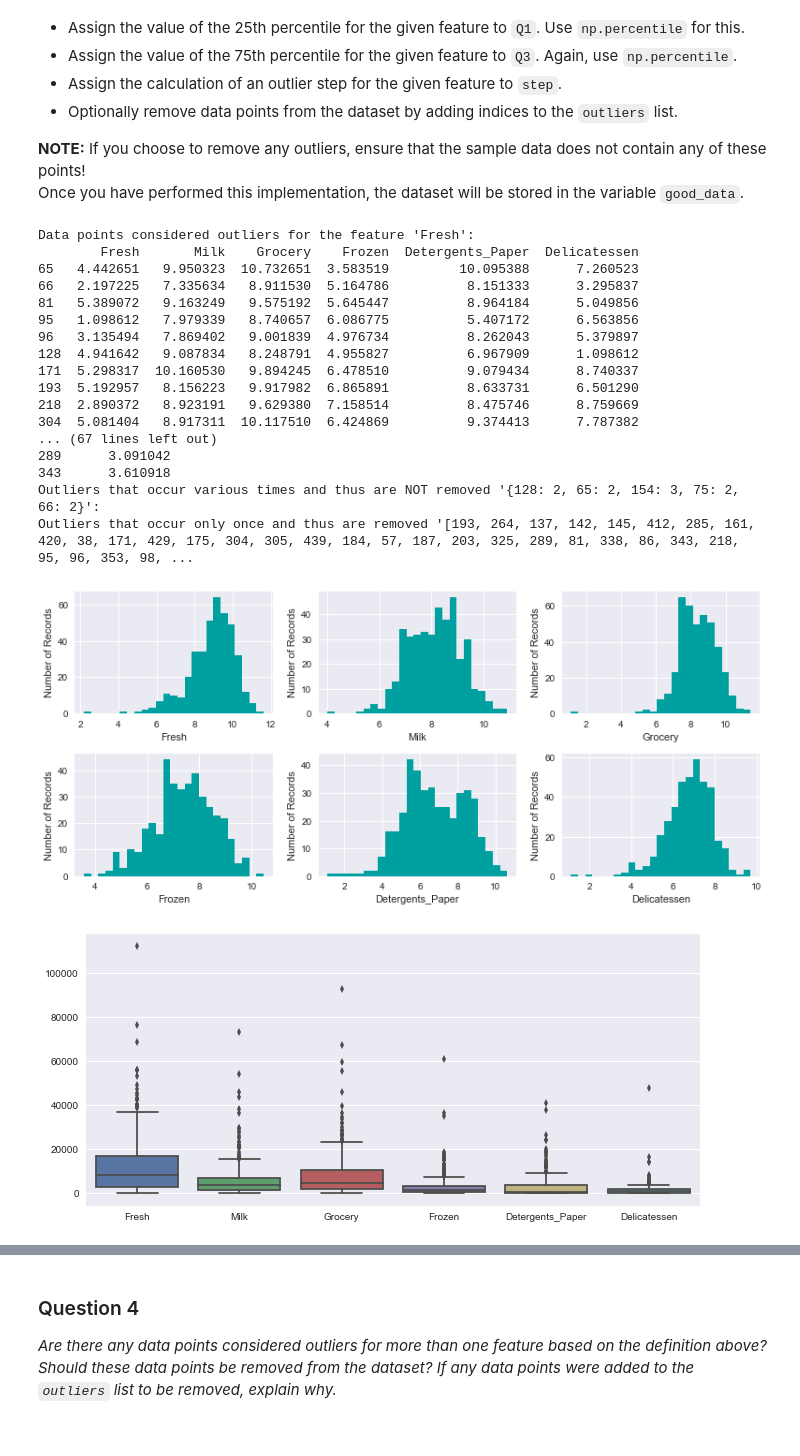
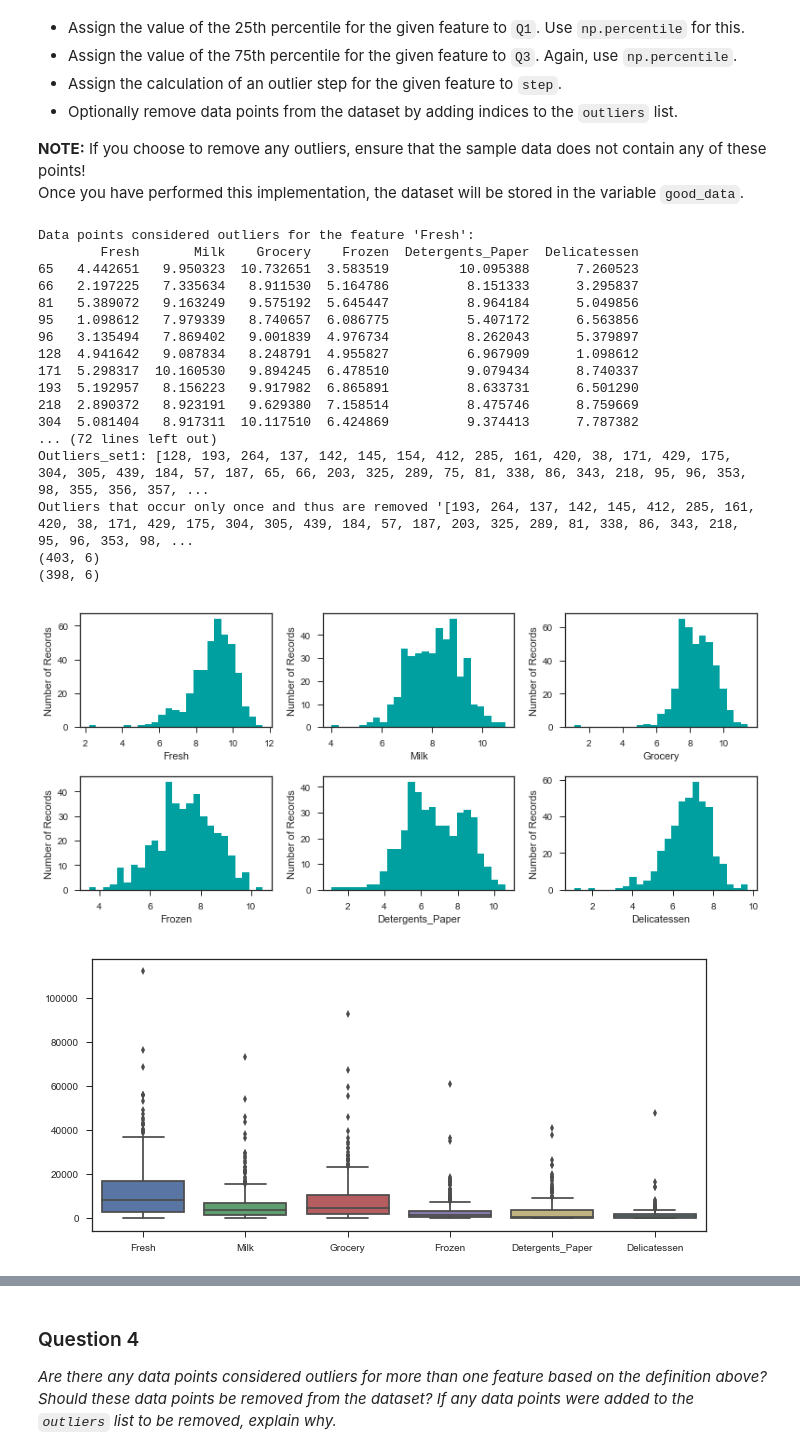
Before and after one commit to pdlje82/projects, a Jupyter notebook: customer_segments/customer_segments.ipynb, the cells around one changed output, grey strips where cells are left out. Drawn from its saved outputs; the diff is of its cells as text; code cells hidden in the pictures.

Commit message:
customer segments corrected after second revision, rev02 for review

```diff
--- a/customer_segments/customer_segments.ipynb
+++ b/customer_segments/customer_segments.ipynb
@@ -172,0 +248,11 @@ In the code block below, you will need to implement the following:
+# %%
+import matplotlib.pyplot as plt
+import seaborn as sns
+# set plot style & color scheme
+sns.set_style('ticks')
+with sns.color_palette("Reds_r"):
+    # plot densities of log data
+    plt.figure(figsize=(8,4))
+    for col in data.columns:
+        sns.kdeplot(data[col], shade=True)
+    plt.legend(loc='best')
@@ -187,0 +280,11 @@ for i, j in zip(*np.triu_indices_from(axes, k=1)):
+# %%
+fig, axes = plt.subplots(2, 3)
+axes = axes.flatten()
+fig.set_size_inches(18, 6)
+fig.suptitle('Distribution of Features for Log Data (AFTER transformation)')
+
+for i, col in enumerate(log_data.columns):
+    feature = log_data[col]
+    sns.distplot(feature, label=col, ax=axes[i])
+    axes[i].axvline(feature.mean(),linewidth=1)
+    axes[i].axvline(feature.median(),linewidth=1, color='r')
@@ -187,0 +293,11 @@ for i, j in zip(*np.triu_indices_from(axes, k=1)):
+# %%
+import matplotlib.pyplot as plt
+import seaborn as sns
+# set plot style & color scheme
+sns.set_style('ticks')
+with sns.color_palette("Reds_r"):
+    # plot densities of log data
+    plt.figure(figsize=(8,4))
+    for col in data.columns:
+        sns.kdeplot(log_data[col], shade=True)
+    plt.legend(loc='best')
@@ -252,15 +370,23 @@ for e in count_outl:
 print "Outliers that occur various times and thus are NOT removed '{}':".format(mult_outl)
 
 outliers_set = list(set(outliers))                          # create list where each outlier appears only once
+print "Outliers_set: {}".format(outliers_set)
+outliers_set1 = list(set(outliers))
 
 for e in mult_outl:                                         # remove all outliers that occur more than once
     outliers_set.remove(e)
+
+print "Outliers_set: {}".format(outliers_set)
+print "Outliers_set1: {}".format(outliers_set1)
 
 print "Outliers that occur only once and thus are removed '{}':".format(outliers_set)
 
 # Remove the outliers, if any were specified
 good_data = log_data.drop(log_data.index[outliers_set]).reset_index(drop=True)
-#good_data = log_data
+good_data1 = log_data.drop(log_data.index[outliers_set1]).reset_index(drop=True)
+
+print np.shape(good_data)
+print np.shape(good_data1)
 
 fig = plt.figure(figsize = (11,5));
 for i,j in enumerate(good_data.columns,1):
@@ -268,36 +394,36 @@ for i,j in enumerate(good_data.columns,1):
     ax.hist(good_data[j], bins = 25, color = '#00A0A0')
     fig.tight_layout()
     ax.set_xlabel(j)
     ax.set_ylabel("Number of Records")
 
 
 fig = plt.figure(figsize = (11,5));
 sns.boxplot(x=data)
 
 fig = plt.figure(figsize = (11,5));
 sns.boxplot(x=log_data)
 
 fig = plt.figure(figsize = (11,5));
 sns.boxplot(x=good_data)
 
 plt.show()
 # %% [output]
 Data points considered outliers for the feature 'Fresh':
         Fresh       Milk    Grocery    Frozen  Detergents_Paper  Delicatessen
 65   4.442651   9.950323  10.732651  3.583519         10.095388      7.260523
 66   2.197225   7.335634   8.911530  5.164786          8.151333      3.295837
 81   5.389072   9.163249   9.575192  5.645447          8.964184      5.049856
 95   1.098612   7.979339   8.740657  6.086775          5.407172      6.563856
 96   3.135494   7.869402   9.001839  4.976734          8.262043      5.379897
 128  4.941642   9.087834   8.248791  4.955827          6.967909      1.098612
 171  5.298317  10.160530   9.894245  6.478510          9.079434      8.740337
 193  5.192957   8.156223   9.917982  6.865891          8.633731      6.501290
 218  2.890372   8.923191   9.629380  7.158514          8.475746      8.759669
 304  5.081404   8.917311  10.117510  6.424869          9.374413      7.787382
-... (67 lines left out)
-289      3.091042
-343      3.610918
-Outliers that occur various times and thus are NOT removed '{128: 2, 65: 2, 154: 3, 75: 2, 66: 2}':
+... (72 lines left out)
+Outliers_set1: [128, 193, 264, 137, 142, 145, 154, 412, 285, 161, 420, 38, 171, 429, 175, 304, 305, 439, 184, 57, 187, 65, 66, 203, 325, 289, 75, 81, 338, 86, 343, 218, 95, 96, 353, 98, 355, 356, 357, ...
 Outliers that occur only once and thus are removed '[193, 264, 137, 142, 145, 412, 285, 161, 420, 38, 171, 429, 175, 304, 305, 439, 184, 57, 187, 203, 325, 289, 81, 338, 86, 343, 218, 95, 96, 353, 98, ...
+(403, 6)
+(398, 6)
-[figure, old version]
+[figure, new version]
-[figure, old version]
+[figure, new version]
```
Also changed, not shown: parts of 33 cells of this notebook.
